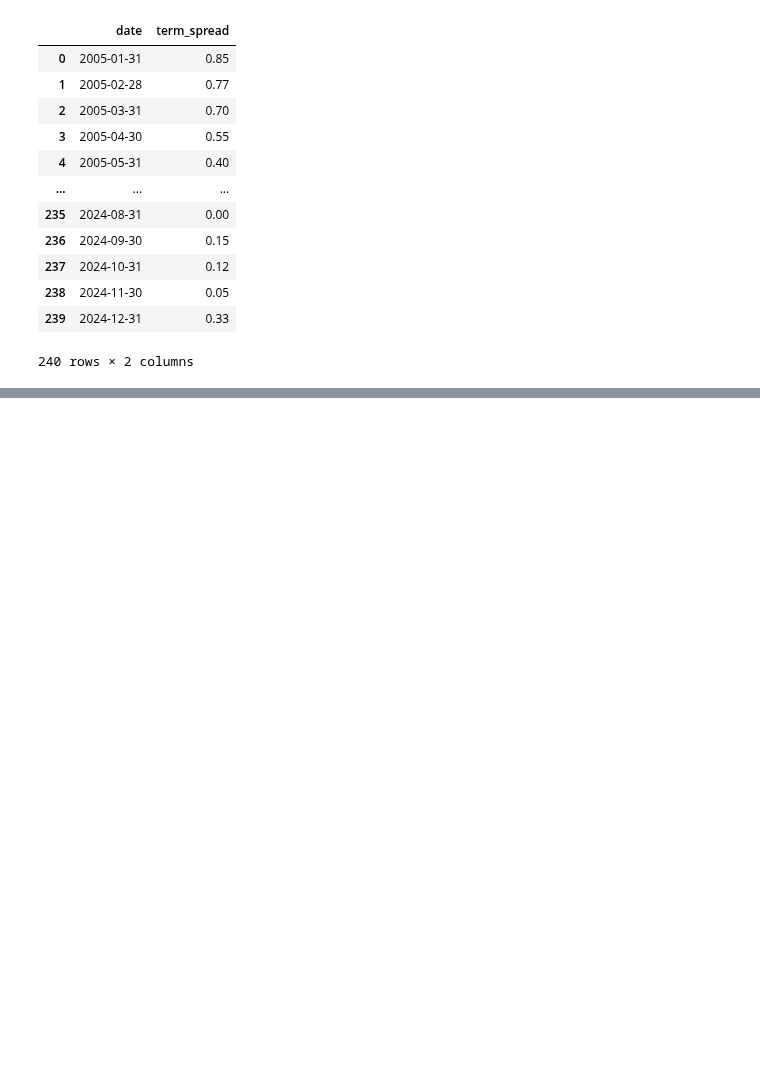
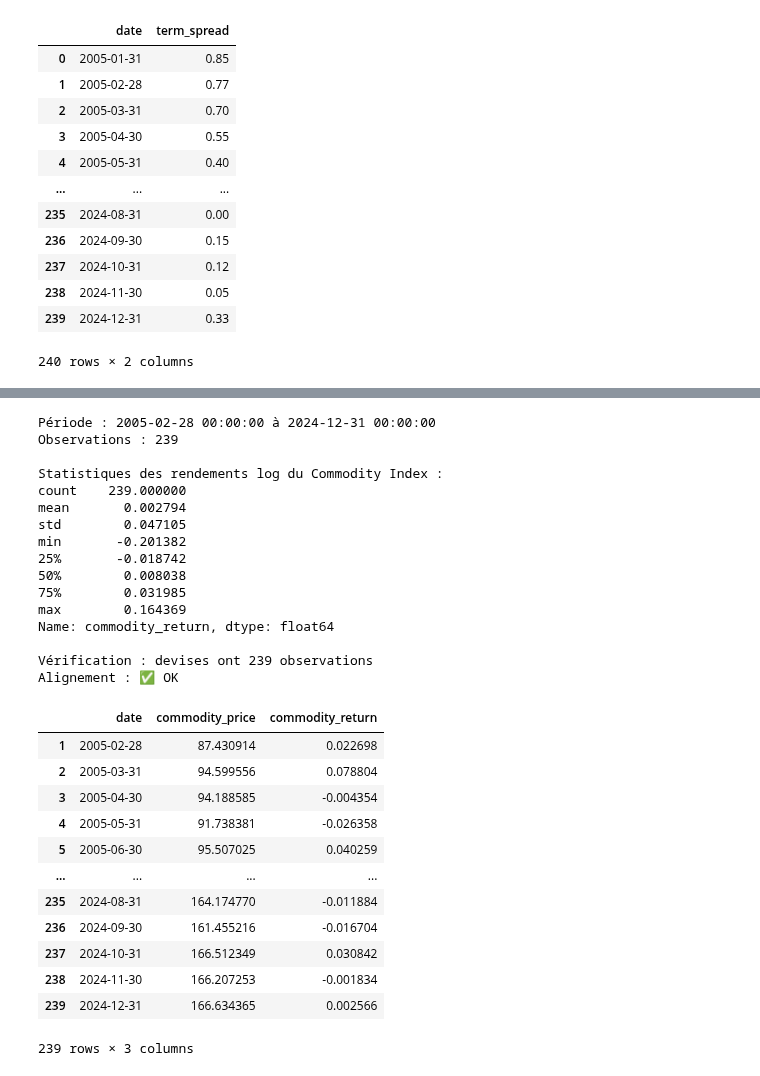
Before and after one commit to Lilas-Bertot/ETUDE-DE-CAS-2, a Jupyter notebook: Étude de cas 2.ipynb, the cells around one changed output, grey strips where cells are left out. Cells and saved outputs as stored; diff of their text form; code cells hidden in the pictures; blank space fills up the shorter version.

```diff
--- a/Étude de cas 2.ipynb
+++ b/Étude de cas 2.ipynb
@@ -1376,0 +1246,45 @@ else:
+# %%
+# Calculer le rendement logarithmique du Commodity Index (cohérent avec VIX et devises)
+commodity_monthly['commodity_return'] = np.log(commodity_monthly['commodity_price'] / commodity_monthly['commodity_price'].shift(1))
+
+# Supprimer la première observation (NA)
+commodity_monthly = commodity_monthly.dropna()
+
+print(f"Période : {commodity_monthly['date'].min()} à {commodity_monthly['date'].max()}")
+print(f"Observations : {len(commodity_monthly)}")
+print(f"\nStatistiques des rendements log du Commodity Index :")
+print(commodity_monthly['commodity_return'].describe())
+print(f"\nVérification : devises ont {len(returns)} observations")
+print(f"Alignement : {'✅ OK' if len(commodity_monthly) == len(returns) else '⚠️ À vérifier'}")
+
+commodity_monthly[['date', 'commodity_price', 'commodity_return']]
+# %% [output]
+Période : 2005-02-28 00:00:00 à 2024-12-31 00:00:00
+Observations : 239
+
+Statistiques des rendements log du Commodity Index :
+count    239.000000
+mean       0.002794
+std        0.047105
+min       -0.201382
+25%       -0.018742
+50%        0.008038
+75%        0.031985
+max        0.164369
+Name: commodity_return, dtype: float64
+
+Vérification : devises ont 239 observations
+Alignement : ✅ OK
+|  | date | commodity_price | commodity_return |
+| 1 | 2005-02-28 | 87.430914 | 0.022698 |
+| 2 | 2005-03-31 | 94.599556 | 0.078804 |
+| 3 | 2005-04-30 | 94.188585 | -0.004354 |
+| 4 | 2005-05-31 | 91.738381 | -0.026358 |
+| 5 | 2005-06-30 | 95.507025 | 0.040259 |
+| ... | ... | ... | ... |
+| 235 | 2024-08-31 | 164.174770 | -0.011884 |
+| 236 | 2024-09-30 | 161.455216 | -0.016704 |
+| 237 | 2024-10-31 | 166.512349 | 0.030842 |
+| 238 | 2024-11-30 | 166.207253 | -0.001834 |
+| 239 | 2024-12-31 | 166.634365 | 0.002566 |
+239 rows × 3 columns
```
Also changed, not shown: parts of 18 cells of this notebook, 1 other file.
